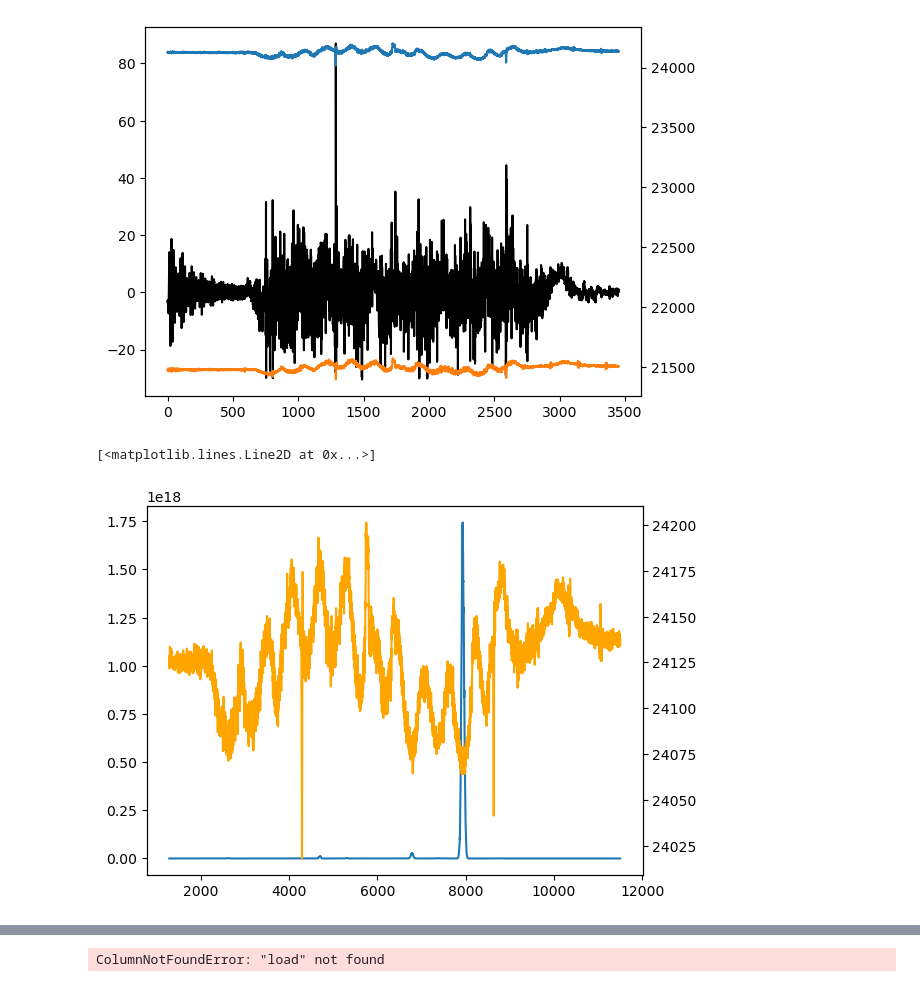
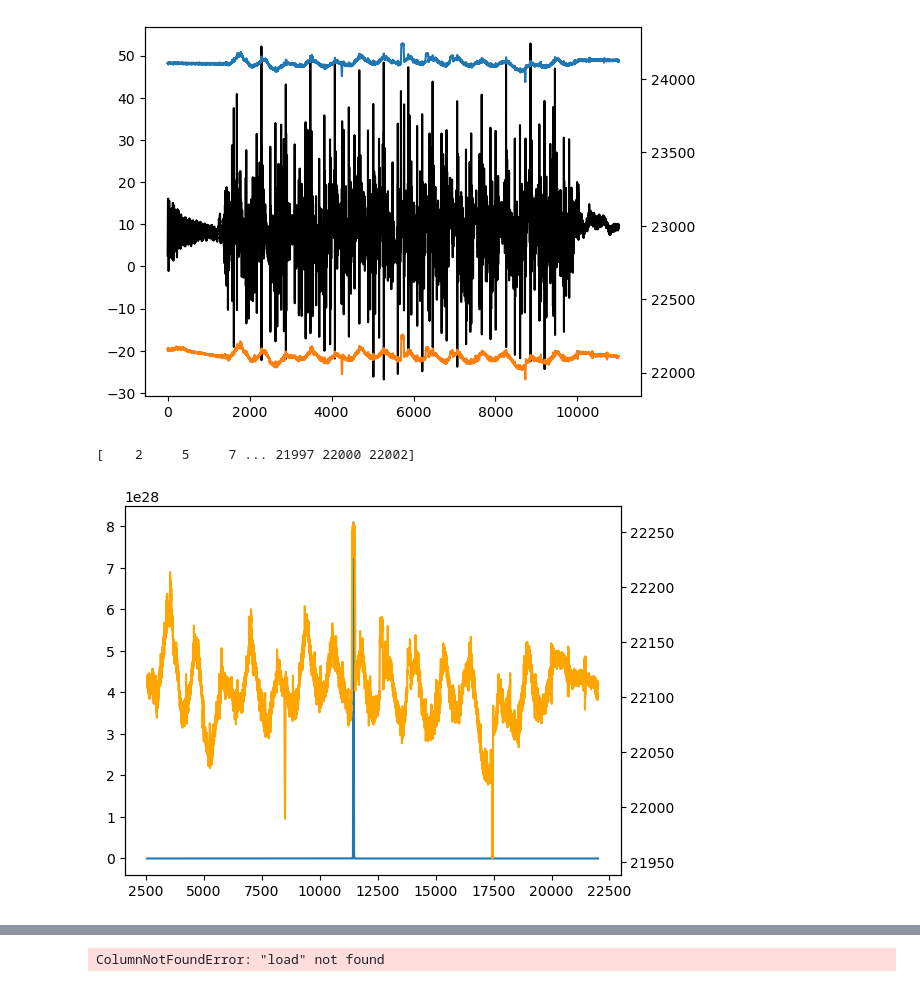
Before and after one commit to AetheRZX/cheng_lab, a Jupyter notebook: Code/lubricant_updated.ipynb, the cells around one changed output, grey strips where cells are left out. Saved outputs shown, nothing was run; the diff lists cells and outputs as text; code cells hidden in the pictures.

```diff
--- a/Code/lubricant_updated.ipynb
+++ b/Code/lubricant_updated.ipynb
@@ -12,15 +12,15 @@ from scipy.signal import savgol_filter
 
 # data_file = Path("../Data/1.5mpers-30n-11.3pas.xlsx")
 # data_file = Path("../Data/3kn-0.5.xlsx")
-# data_file = Path(r"E:\School\Year 3\cheng_lab\Data\0.3mpers-110n-11.3pas.xlsx")
-data_file = Path(r"..\Data\1mpers-20n-0.8pas.xlsx")
+data_file = Path(r"E:\School\Year 3\cheng_lab\Data\0.3mpers-110n-11.3pas.xlsx")
+# data_file = Path(r"..\Data\1mpers-20n-0.8pas.xlsx")
 df = pl.read_excel(source=data_file, sheet_name="Analog")
 
 # df = pl.read_excel(source=data_file, sheet_name="Analog #1")
 # %%
 ## Parameter you can change
 sampling_speed = 1000
-speed = 0.3
+speed = 1
 data_point_length = speed / sampling_speed
 # %%
 ## Process the file
@@ -69,5 +210,5 @@ plt.savefig(f'{data_file}.png')
 # %%
-bound = 400
+bound = 1000
 left_gap = df["Left Gap [μm]"].to_numpy()
 peaks, _ = find_peaks(left_gap)
 
@@ -91,7 +232,7 @@ ax2.plot(x_data, df["Right Gap [\u03bcm]"])
 save_path =  data_file.parent / Path('Cut') / f"{data_file.name}.png"
 plt.savefig(save_path)
 # %% [output]
-[figure, old version]
+[figure, new version]
 # %%
 x_data = pl.Series("Axial Distance [mm]", np.arange(0, df.shape[0]) * data_point_length) * 1000
 index_array = np.arange(0, len(x_data))
@@ -107,33 +248,37 @@ def moving_product_filter(data, window_size):
         data (numpy array): The input signal.
         window_size (int): The size of the moving window.
 
     Returns:
         numpy array: The filtered signal.
     """
     # Normalize data to have a mean of 0 and adjust values to be strictly positive
     data = data - np.mean(data)
     data = np.abs(data) / np.max(np.abs(data))  # Normalize with respect to absolute value
     data = data + 1  # Adjust mean to 1
 
     # Apply the moving product filter
     filtered_signal = np.ones_like(data)
     half_window = window_size // 2
 
     for i in range(half_window, len(data) - half_window):
         filtered_signal[i] = np.prod(data[i - half_window : i + half_window + 1])
 
     return filtered_signal
 
 window_size = 100
 filtered_left = moving_product_filter(left_gap[start_index:end_index], window_size)
 filtered_right = moving_product_filter(right_gap[start_index:end_index], window_size)
 filtered_load = moving_product_filter(load - np.mean(load[:100]), window_size)
 
 fig, ax = plt.subplots()
 ax.plot(index_array[start_index:end_index], filtered_left)
 ax2 = ax.twinx()
 
-ax2.plot(index_array[start_index:end_index], left_gap[start_index:end_index], c='orange')
+ax2.plot(index_array[start_index:end_index], right_gap[start_index:end_index], c='orange')
+peaks, _ = find_peaks(left_gap)
+# peaks = sorted(peaks, key=lambda x: filtered_left[x], reverse=True)
+# outlier_index = np.sort(peaks[:2]) # Sort ensures the 0 index is the left point
+print(peaks)
 # %% [output]
-[<matplotlib.lines.Line2D at 0x...>]
+[    2     5     7 ... 21997 22000 22002]
-[figure, old version]
+[figure, new version]
```
Also changed, not shown: parts of 12 cells of this notebook, 1 other file.
